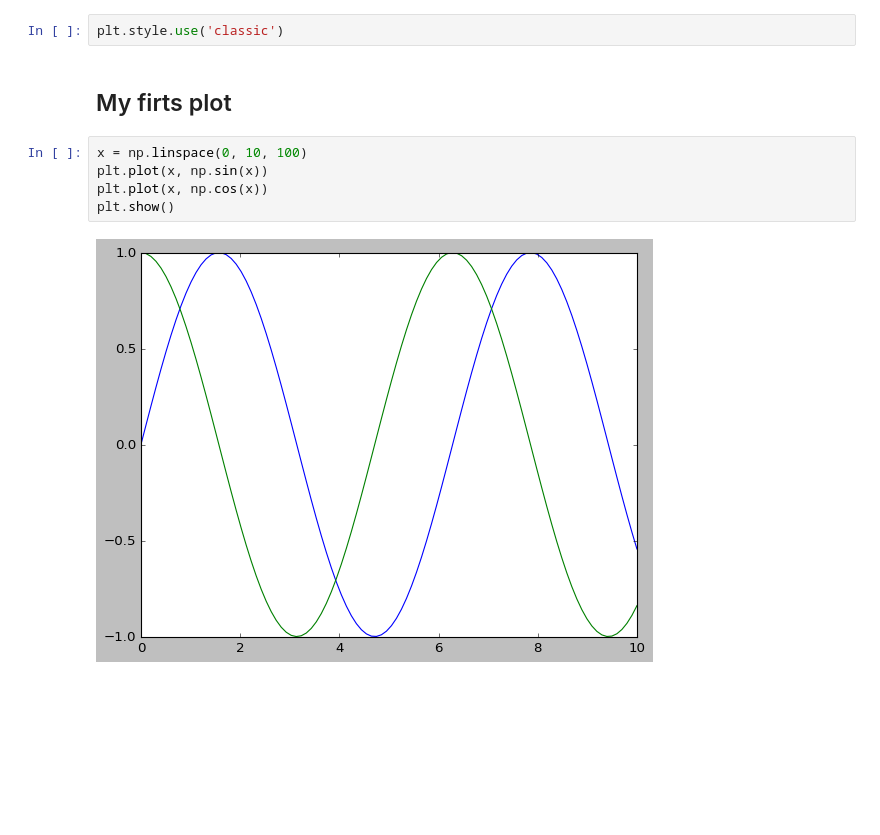
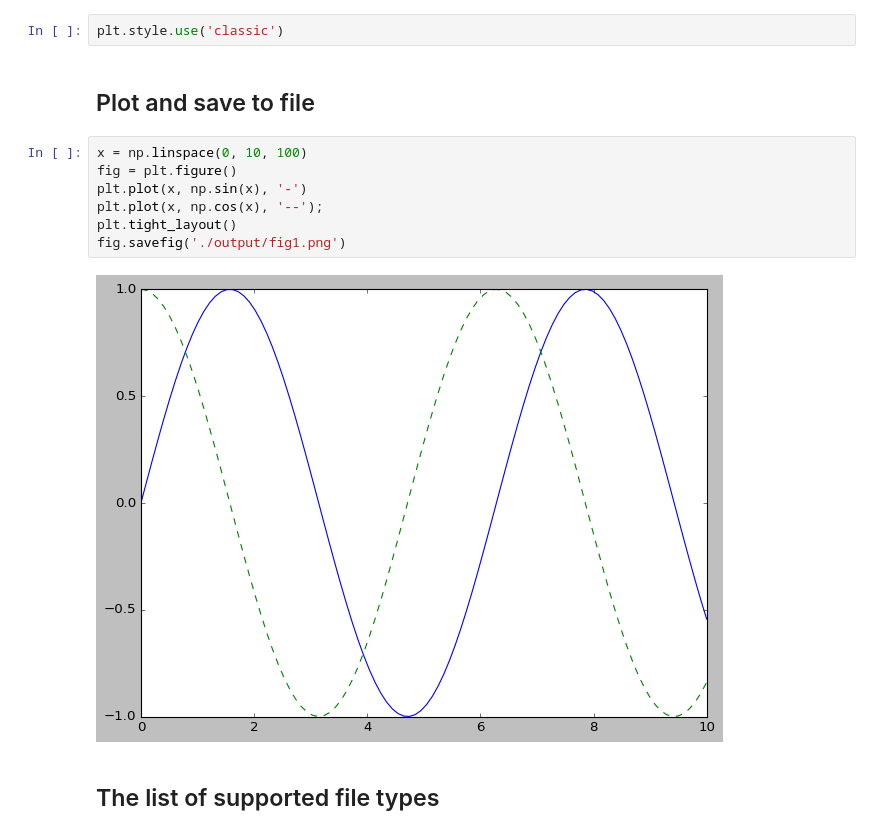
Before and after one commit to romz-pl/Jupyter-Python, a Jupyter notebook: 05-matplotlib-ext/matplotlib.ipynb, the cells around one changed output. Saved outputs shown, nothing was run; the diff lists cells and outputs as text; blank space fills up the shorter version.

Commit message:
The list of supported file types

```diff
--- a/05-matplotlib-ext/matplotlib.ipynb
+++ b/05-matplotlib-ext/matplotlib.ipynb
@@ -11,12 +11,16 @@ import numpy as np
 ## Choose appropriate aesthetic styles
 # %%
 plt.style.use('classic')
-# %% [markdown]
-## My firts plot
+# %% [markdown]
+## Plot and save to file
 # %%
 x = np.linspace(0, 10, 100)
-plt.plot(x, np.sin(x))
-plt.plot(x, np.cos(x))
-plt.show()
+fig = plt.figure()
+plt.plot(x, np.sin(x), '-')
+plt.plot(x, np.cos(x), '--');
+plt.tight_layout()
+fig.savefig('./output/fig1.png')
 # %% [output]
-[figure, old version]
+[figure, new version]
+# %% [markdown]
+## The list of supported file types
```
Also changed, not shown: parts of 1 cell of this notebook, 1 other file.
